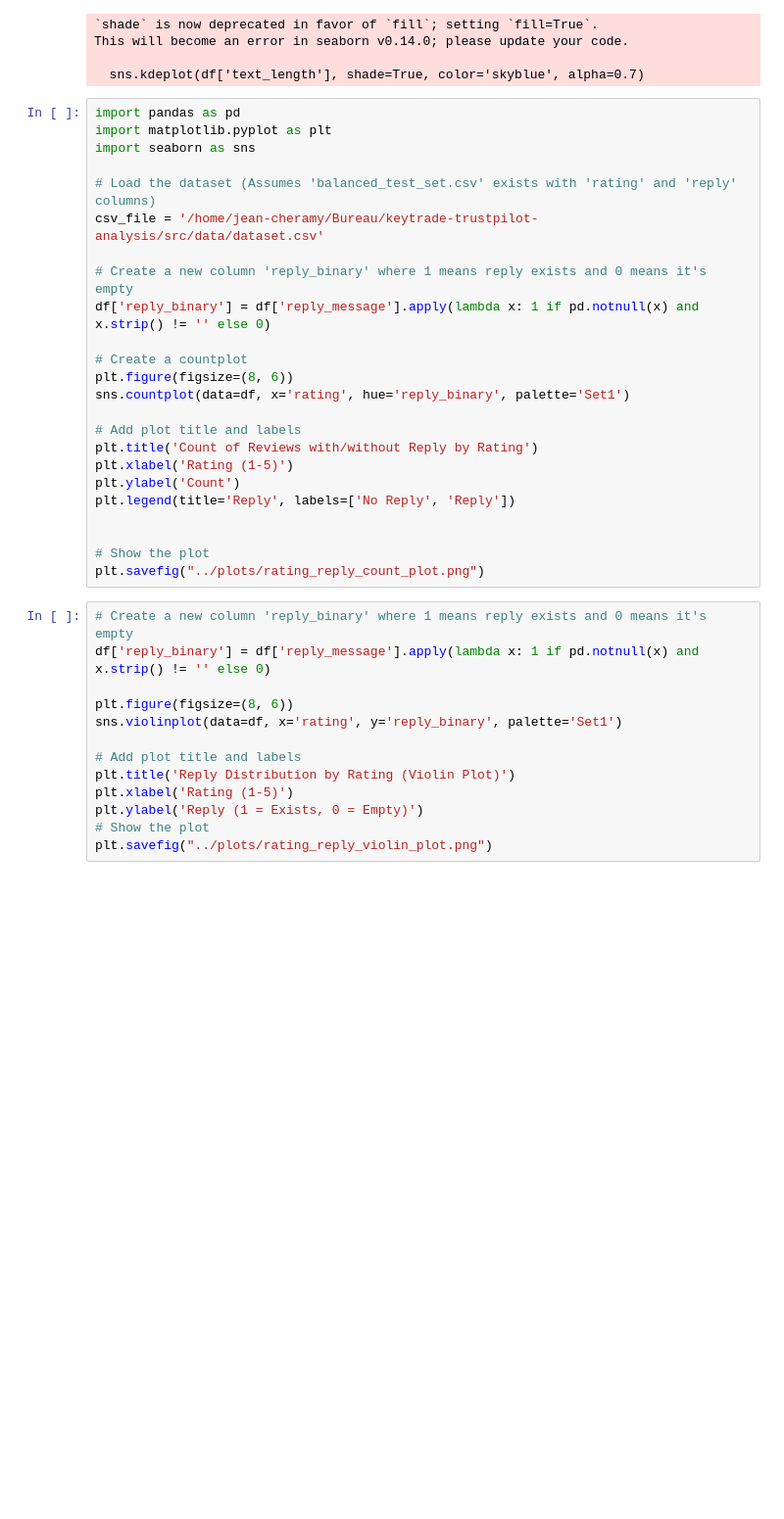
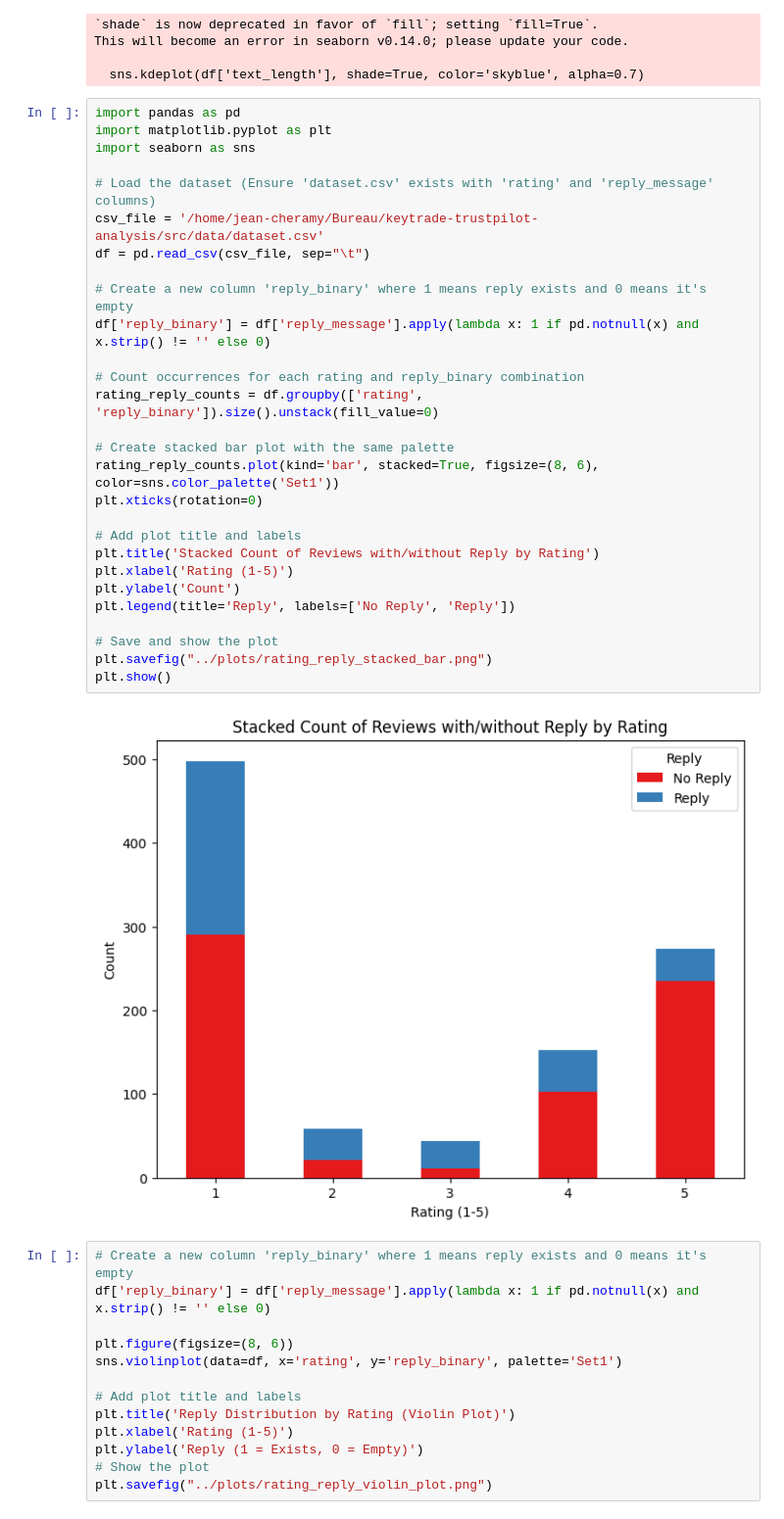
Before and after one commit to jean-cheramy/keytrade-trustpilot-analysis, a Jupyter notebook: src/eda/eda.ipynb, the cells around one changed output. Shown at 98% size. Cells and saved outputs as stored; diff of their text form; blank space fills up the shorter version.

Commit message:
plots

```diff
--- a/src/eda/eda.ipynb
+++ b/src/eda/eda.ipynb
@@ -115,27 +115,33 @@ This will become an error in seaborn v0.14.0; please update your code.
 # %%
 import pandas as pd
 import matplotlib.pyplot as plt
 import seaborn as sns
 
-# Load the dataset (Assumes 'balanced_test_set.csv' exists with 'rating' and 'reply' columns)
+# Load the dataset (Ensure 'dataset.csv' exists with 'rating' and 'reply_message' columns)
 csv_file = '/home/jean-cheramy/Bureau/keytrade-trustpilot-analysis/src/data/dataset.csv'
+df = pd.read_csv(csv_file, sep="\t")
 
 # Create a new column 'reply_binary' where 1 means reply exists and 0 means it's empty
 df['reply_binary'] = df['reply_message'].apply(lambda x: 1 if pd.notnull(x) and x.strip() != '' else 0)
 
-# Create a countplot
-plt.figure(figsize=(8, 6))
-sns.countplot(data=df, x='rating', hue='reply_binary', palette='Set1')
+# Count occurrences for each rating and reply_binary combination
+rating_reply_counts = df.groupby(['rating', 'reply_binary']).size().unstack(fill_value=0)
+
+# Create stacked bar plot with the same palette
+rating_reply_counts.plot(kind='bar', stacked=True, figsize=(8, 6), color=sns.color_palette('Set1'))
+plt.xticks(rotation=0)
 
 # Add plot title and labels
-plt.title('Count of Reviews with/without Reply by Rating')
+plt.title('Stacked Count of Reviews with/without Reply by Rating')
 plt.xlabel('Rating (1-5)')
 plt.ylabel('Count')
 plt.legend(title='Reply', labels=['No Reply', 'Reply'])
 
-
-# Show the plot
-plt.savefig("../plots/rating_reply_count_plot.png")
+# Save and show the plot
+plt.savefig("../plots/rating_reply_stacked_bar.png")
+plt.show()
+# %% [output]
+[figure, added]
 # %%
 # Create a new column 'reply_binary' where 1 means reply exists and 0 means it's empty
 df['reply_binary'] = df['reply_message'].apply(lambda x: 1 if pd.notnull(x) and x.strip() != '' else 0)
```
Also changed, not shown: 2 other files.
